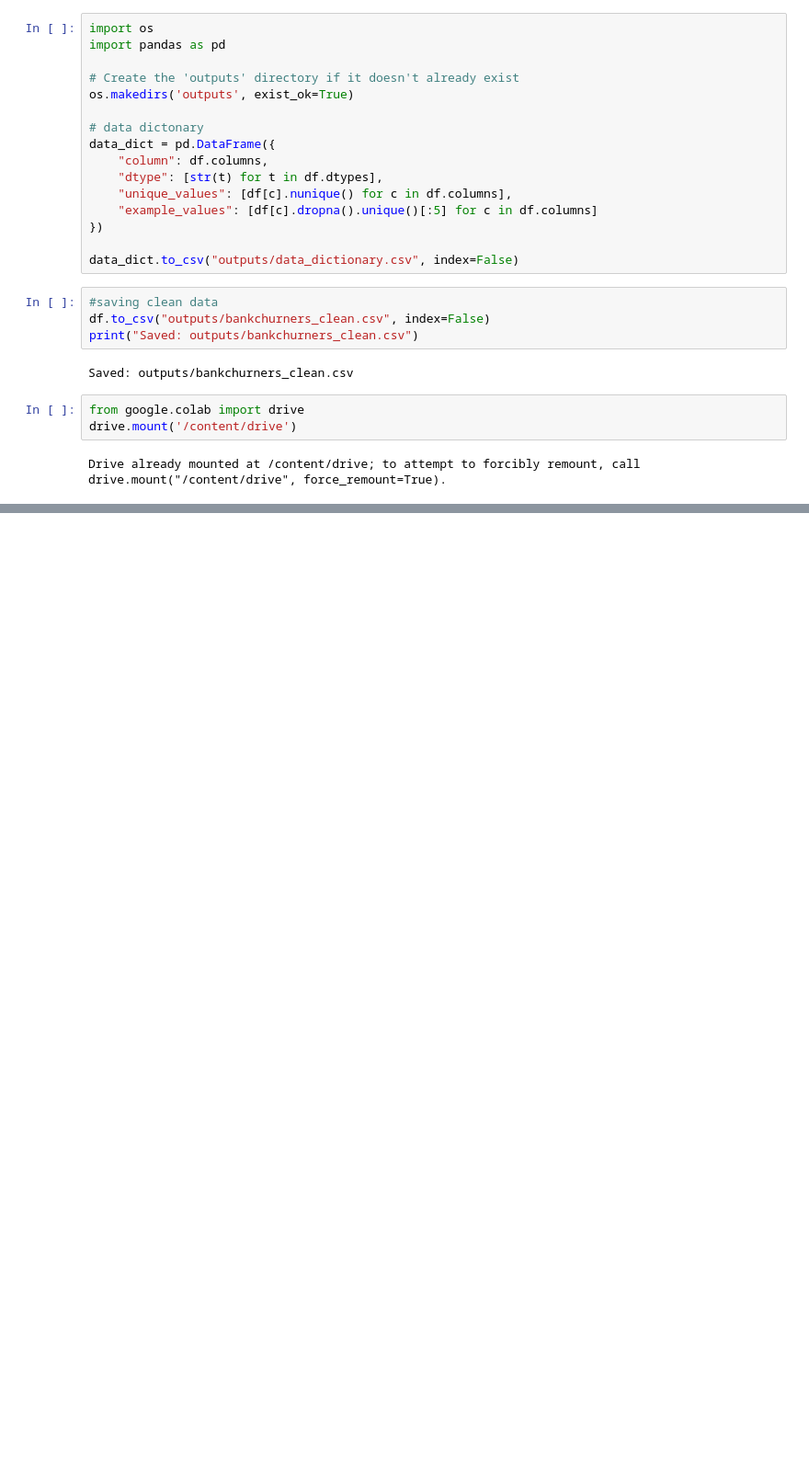
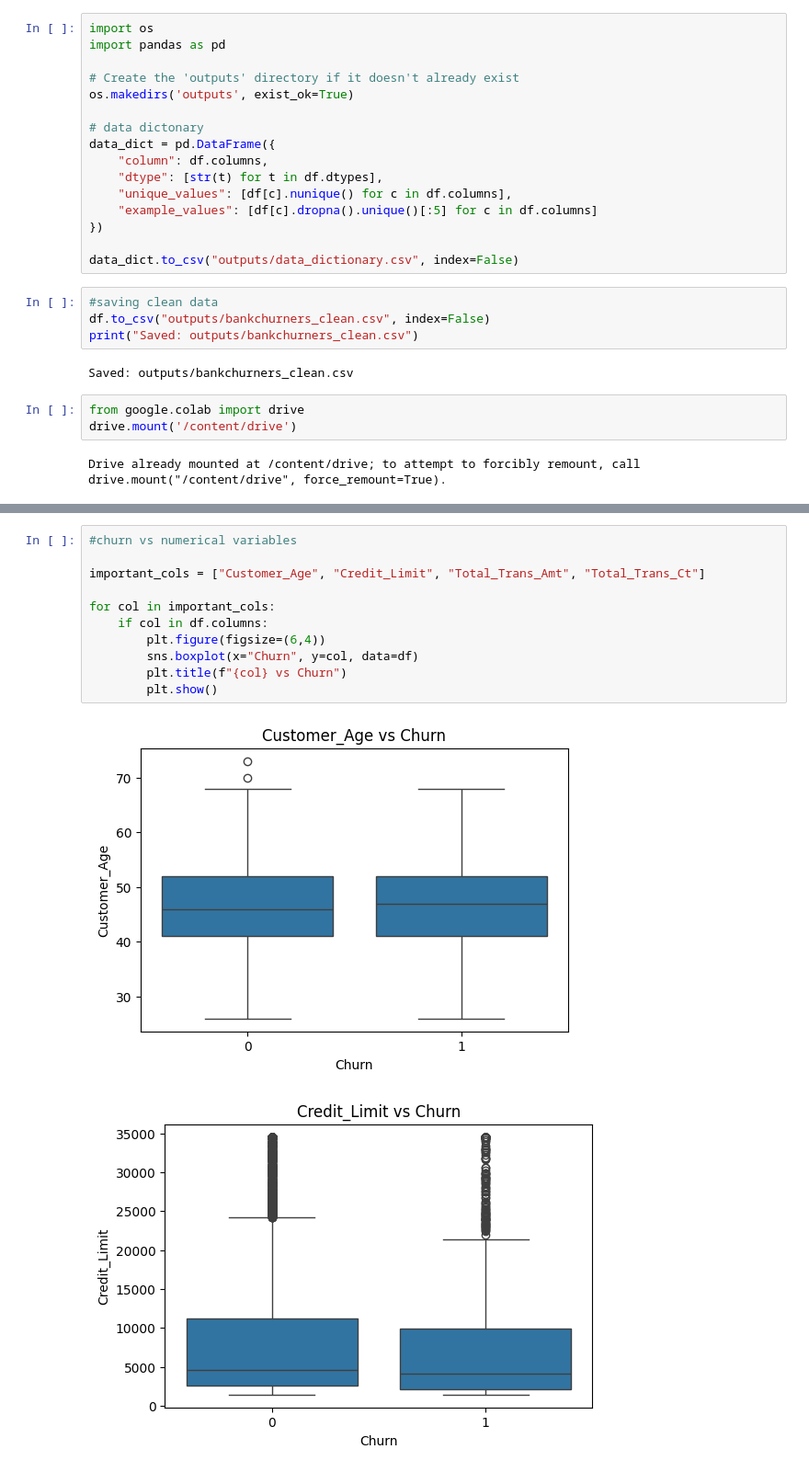
Before and after one commit to SadikshyaShres/Marketing-Capstone-Project, a Jupyter notebook: Credit_Card.ipynb, the cells around one changed output, grey strips where cells are left out. Shown at 92% size. Saved outputs shown, nothing was run; the diff lists cells and outputs as text; blank space fills up the shorter version.

```diff
--- a/Credit_Card.ipynb
+++ b/Credit_Card.ipynb
@@ -319,0 +443,14 @@ files.download('outputs/data_dictionary.csv')
+# %%
+#churn vs numerical variables
+
+important_cols = ["Customer_Age", "Credit_Limit", "Total_Trans_Amt", "Total_Trans_Ct"]
+
+for col in important_cols:
+    if col in df.columns:
+        plt.figure(figsize=(6,4))
+        sns.boxplot(x="Churn", y=col, data=df)
+        plt.title(f"{col} vs Churn")
+        plt.show()
+# %% [output]
+[figure, added]
+[figure, added]
```
Also changed, not shown: parts of 16 cells of this notebook.
